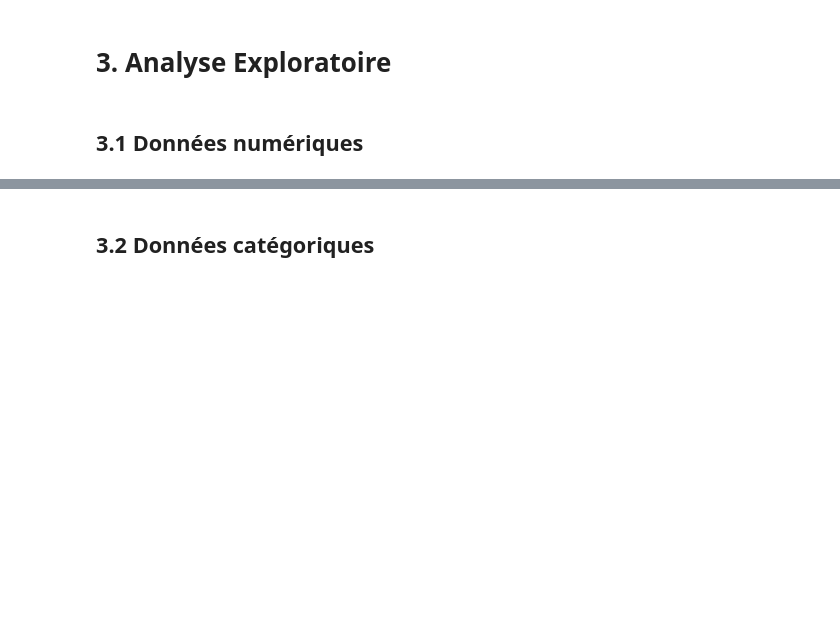
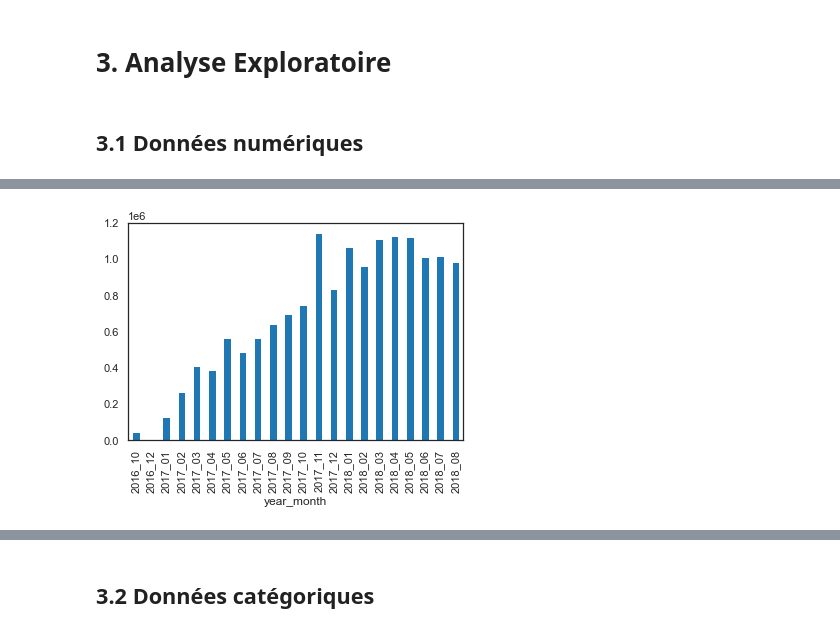
Before and after one commit to mrcreasey/oc-ds-p5-unsupervised-clustering, a Jupyter notebook: P5_01_analyse.ipynb, the cells around one changed output, grey strips where cells are left out. Saved outputs shown, nothing was run; the diff lists cells and outputs as text; code cells hidden in the pictures; blank space fills up the shorter version.

```diff
--- a/P5_01_analyse.ipynb
+++ b/P5_01_analyse.ipynb
@@ -1308,0 +1398,5 @@ clients.sort_values(by='Frequency', ascending=False).head()
+# %%
+commandes.groupby(['year_month'])['payment_value'].sum().plot(kind='bar')
+plt.show()
+# %% [output]
+[figure, added]
```
Also changed, not shown: parts of 18 cells of this notebook.
